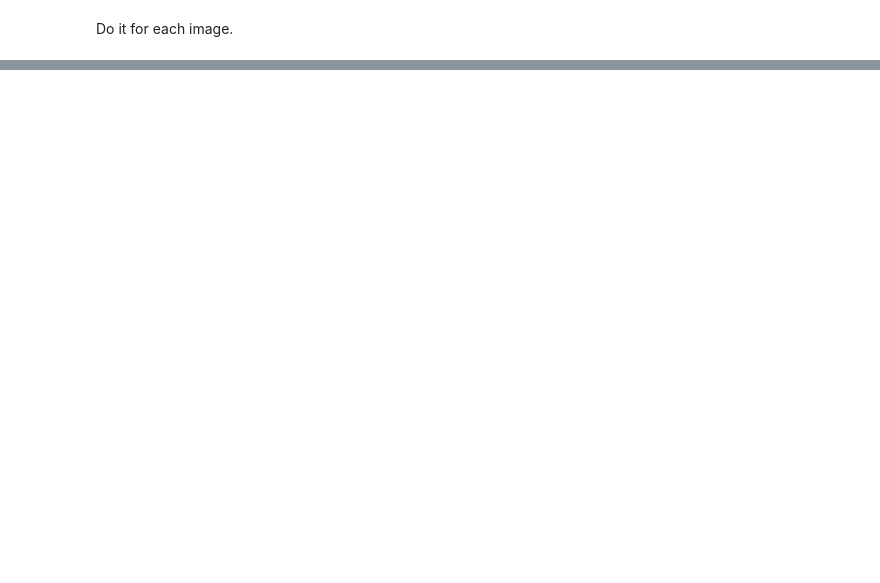
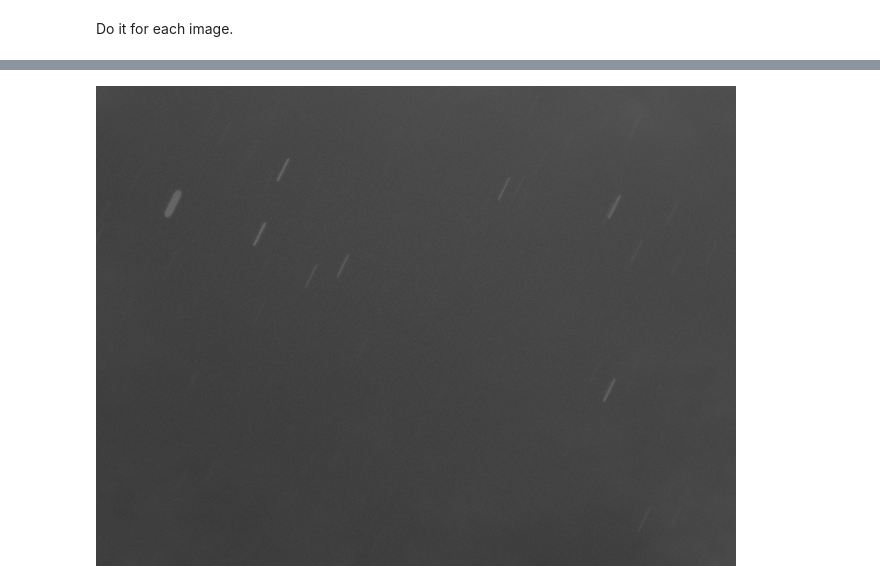
Before and after one commit to MaxHalford/spotgeo-challenge, a Jupyter notebook: Interesting.ipynb, the cells around one changed output, grey strips where cells are left out. Drawn from its saved outputs; the diff is of its cells as text; code cells hidden in the pictures; blank space fills up the shorter version.

```diff
--- a/Interesting.ipynb
+++ b/Interesting.ipynb
@@ -110,0 +186,4 @@ interesting.shape[0] / ((5120 + 1280) * 480 * 640)
+# %%
+Image.open('data/spotGEO/test/172/1.png')
+# %% [output]
+[figure, added]
```
Also changed, not shown: parts of 23 cells of this notebook, 3 other files.
